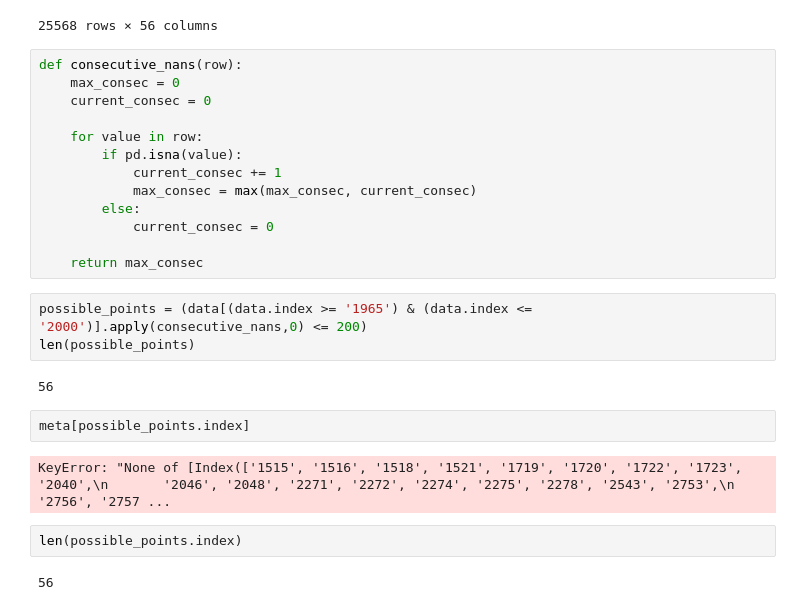
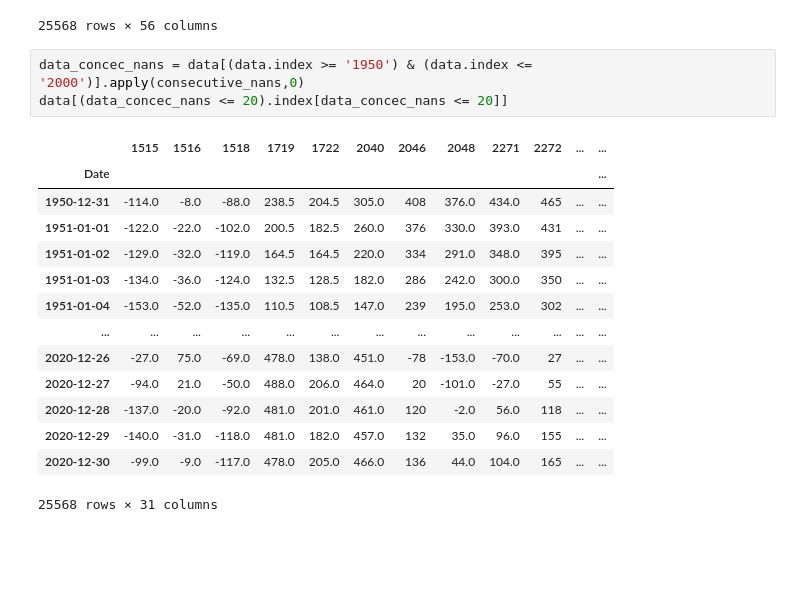
Before and after one commit to theplatters/ecmi-hydrological-forecasting, a Jupyter notebook: notebooks/correlation.ipynb, the cells around one changed output. Saved outputs shown, nothing was run; the diff lists cells and outputs as text; blank space fills up the shorter version.

```diff
--- a/notebooks/correlation.ipynb
+++ b/notebooks/correlation.ipynb
@@ -227,29 +243,21 @@ data
 | 2020-12-29 | -140.0 | -31.0 | -118.0 | 303.0 | 481.0 | 462.0 | 182.0 | 239.0 | 457.0 | 132 | ... | ... |
 | 2020-12-30 | -99.0 | -9.0 | -117.0 | 300.0 | 478.0 | 457.0 | 205.0 | 248.0 | 466.0 | 136 | ... | ... |
 25568 rows × 56 columns
-# %%
-def consecutive_nans(row):
-    max_consec = 0
-    current_consec = 0
-
-    for value in row:
-        if pd.isna(value):
-            current_consec += 1
-            max_consec = max(max_consec, current_consec)
-        else:
-            current_consec = 0
-
-    return max_consec
 # %%
-possible_points = (data[(data.index >= '1965') & (data.index <= '2000')].apply(consecutive_nans,0) <= 200)
-len(possible_points)
+data_concec_nans = data[(data.index >= '1950') & (data.index <= '2000')].apply(consecutive_nans,0)
+data[(data_concec_nans <= 20).index[data_concec_nans <= 20]]
 # %% [output]
+|  | 1515 | 1516 | 1518 | 1719 | 1722 | 2040 | 2046 | 2048 | 2271 | 2272 | ... | ... |
+| Date |  |  |  |  |  |  |  |  |  |  |  | ... |
+| 1950-12-31 | -114.0 | -8.0 | -88.0 | 238.5 | 204.5 | 305.0 | 408 | 376.0 | 434.0 | 465 | ... | ... |
+| 1951-01-01 | -122.0 | -22.0 | -102.0 | 200.5 | 182.5 | 260.0 | 376 | 330.0 | 393.0 | 431 | ... | ... |
+| 1951-01-02 | -129.0 | -32.0 | -119.0 | 164.5 | 164.5 | 220.0 | 334 | 291.0 | 348.0 | 395 | ... | ... |
+| 1951-01-03 | -134.0 | -36.0 | -124.0 | 132.5 | 128.5 | 182.0 | 286 | 242.0 | 300.0 | 350 | ... | ... |
+| 1951-01-04 | -153.0 | -52.0 | -135.0 | 110.5 | 108.5 | 147.0 | 239 | 195.0 | 253.0 | 302 | ... | ... |
+| ... | ... | ... | ... | ... | ... | ... | ... | ... | ... | ... | ... | ... |
+| 2020-12-26 | -27.0 | 75.0 | -69.0 | 478.0 | 138.0 | 451.0 | -78 | -153.0 | -70.0 | 27 | ... | ... |
+| 2020-12-27 | -94.0 | 21.0 | -50.0 | 488.0 | 206.0 | 464.0 | 20 | -101.0 | -27.0 | 55 | ... | ... |
+| 2020-12-28 | -137.0 | -20.0 | -92.0 | 481.0 | 201.0 | 461.0 | 120 | -2.0 | 56.0 | 118 | ... | ... |
+| 2020-12-29 | -140.0 | -31.0 | -118.0 | 481.0 | 182.0 | 457.0 | 132 | 35.0 | 96.0 | 155 | ... | ... |
+| 2020-12-30 | -99.0 | -9.0 | -117.0 | 478.0 | 205.0 | 466.0 | 136 | 44.0 | 104.0 | 165 | ... | ... |
-56
+25568 rows × 31 columns
-# %%
-meta[possible_points.index]
-# %% [output]
-KeyError: "None of [Index(['1515', '1516', '1518', '1521', '1719', '1720', '1722', '1723', '2040',\n       '2046', '2048', '2271', '2272', '2274', '2275', '2278', '2543', '2753',\n       '2756', '2757 ...
-# %%
-len(possible_points.index)
-# %% [output]
-56
```
Also changed, not shown: parts of 4 cells of this notebook.
